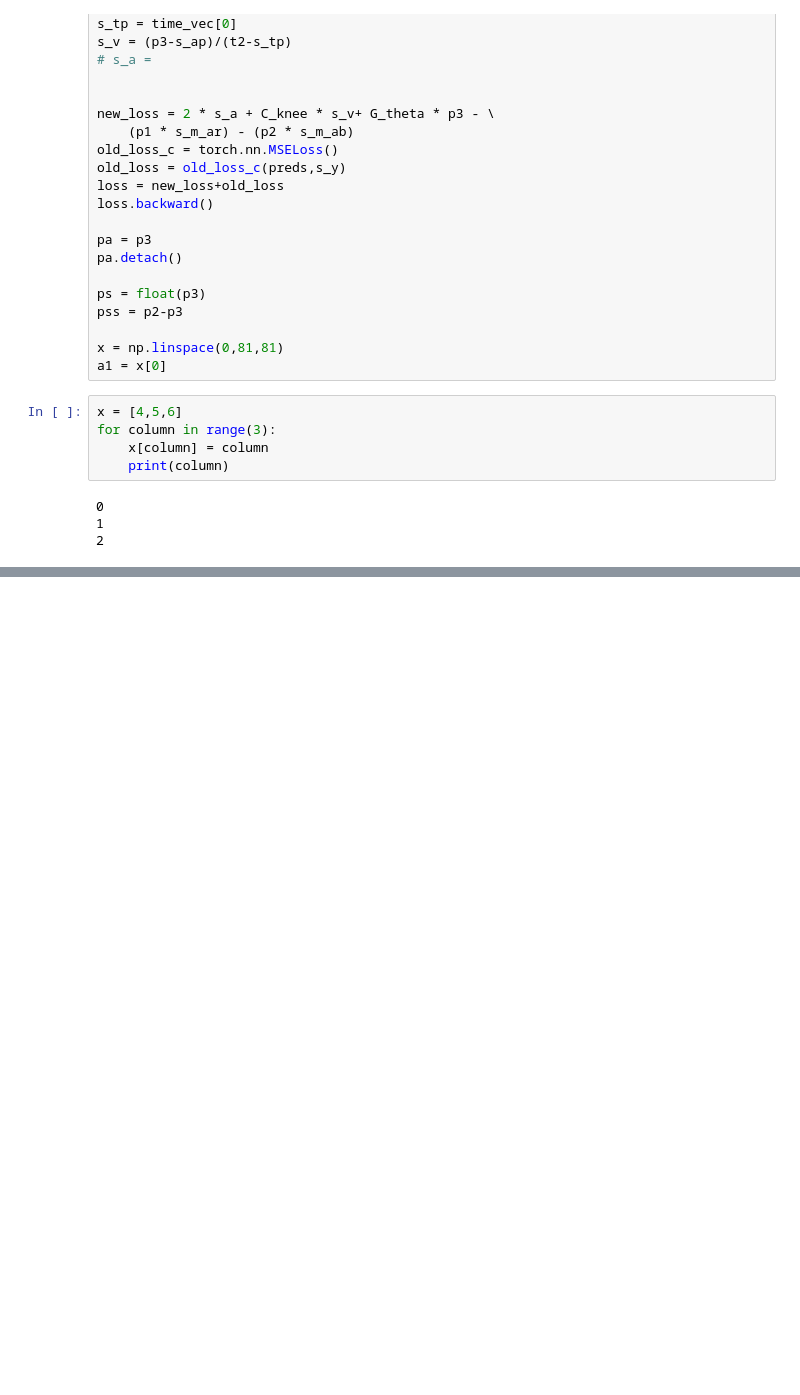
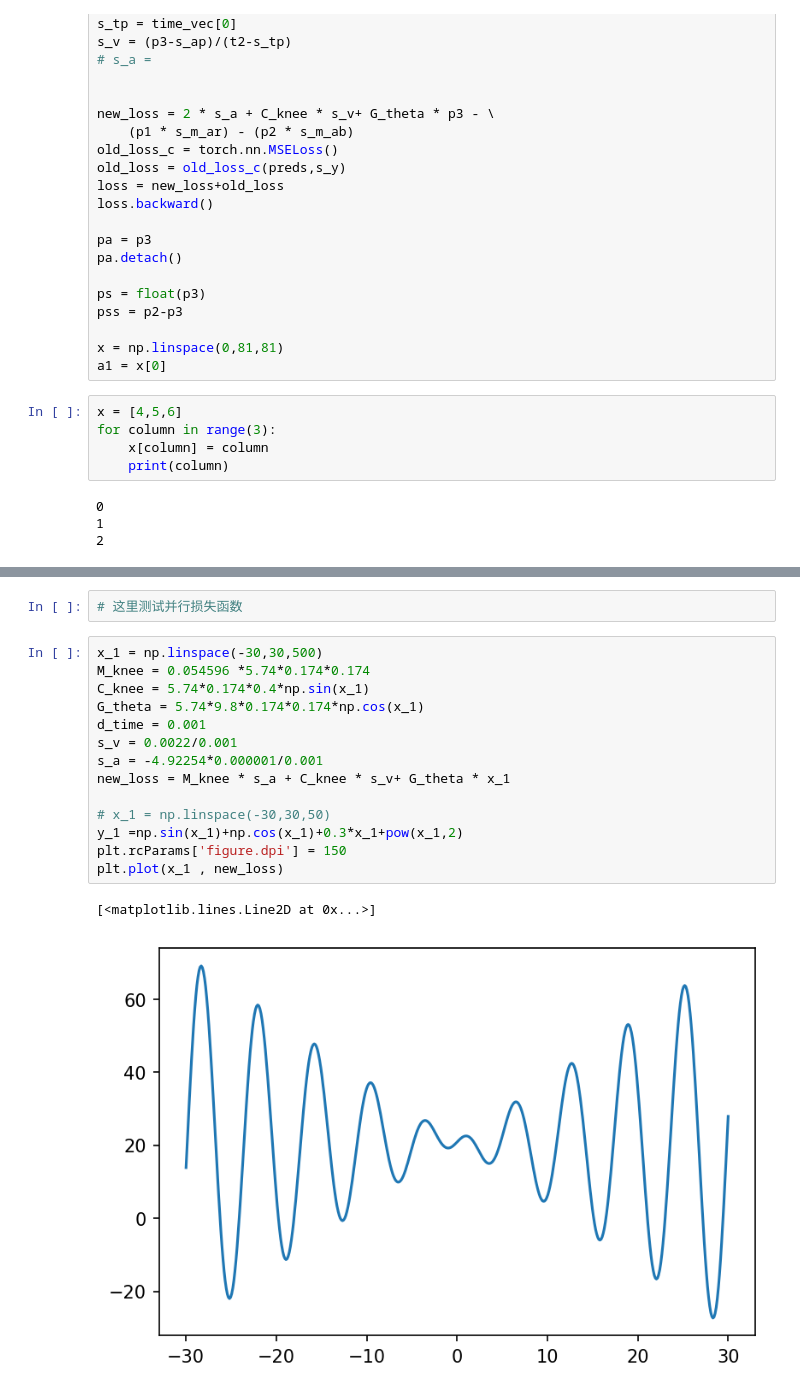
Before and after one commit to cwdao/torchlearn, a Jupyter notebook: src/emgmf_nltry.ipynb, the cells around one changed output, grey strips where cells are left out. Saved outputs shown, nothing was run; the diff lists cells and outputs as text; blank space fills up the shorter version.

```diff
--- a/src/emgmf_nltry.ipynb
+++ b/src/emgmf_nltry.ipynb
@@ -202,0 +213,19 @@ for column in range(3):
+# %%
+# 这里测试并行损失函数
+# %%
+x_1 = np.linspace(-30,30,500)
+M_knee = 0.054596 *5.74*0.174*0.174
+C_knee = 5.74*0.174*0.4*np.sin(x_1)
+G_theta = 5.74*9.8*0.174*0.174*np.cos(x_1)
+d_time = 0.001
+s_v = 0.0022/0.001
+s_a = -4.92254*0.000001/0.001
+new_loss = M_knee * s_a + C_knee * s_v+ G_theta * x_1
+
+# x_1 = np.linspace(-30,30,50)
+y_1 =np.sin(x_1)+np.cos(x_1)+0.3*x_1+pow(x_1,2)
+plt.rcParams['figure.dpi'] = 150
+plt.plot(x_1 , new_loss)
+# %% [output]
+[<matplotlib.lines.Line2D at 0x...>]
+[figure, added]
```
Also changed, not shown: parts of 2 cells of this notebook, 10 other files.
